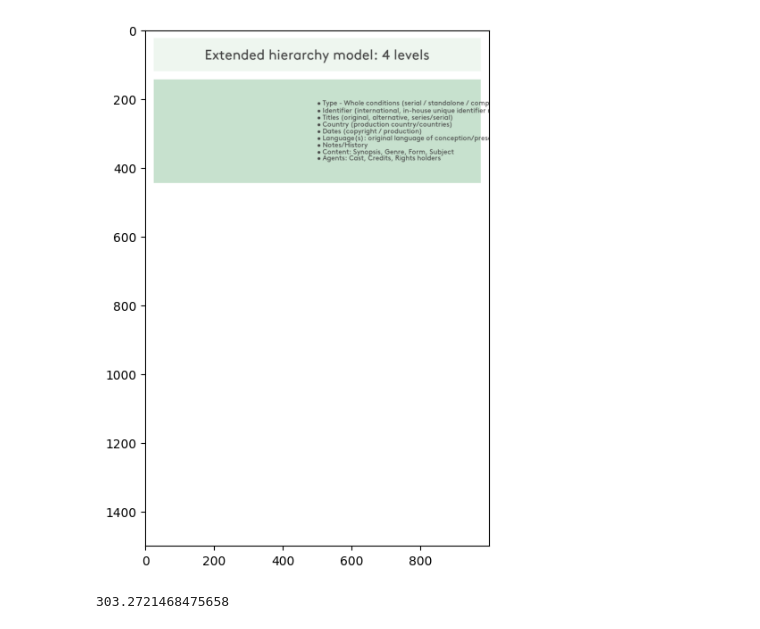
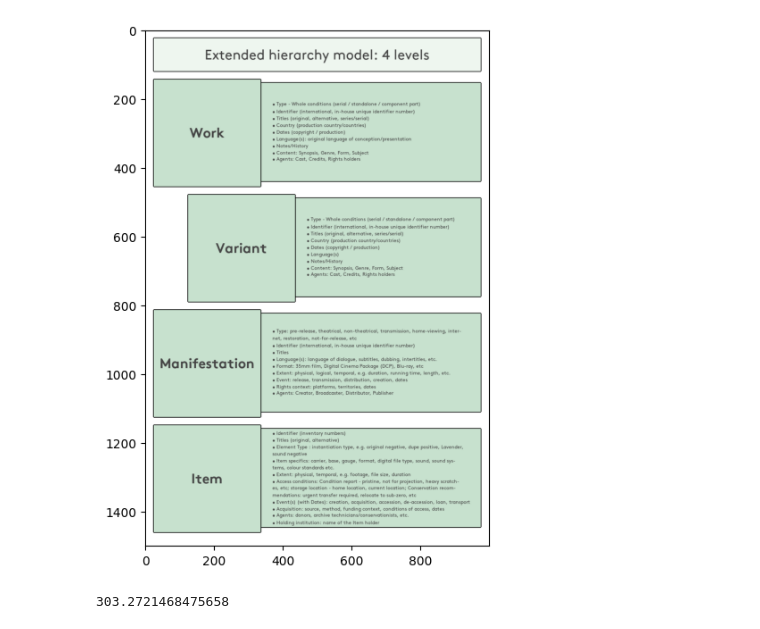
Before and after one commit to FIAF/fiaf-cataloguing-manual, a Jupyter notebook: src/diagrams/diagrams.ipynb, the cells around one changed output. Cells and saved outputs as stored; diff of their text form; code cells hidden in the pictures.

```diff
--- a/src/diagrams/diagrams.ipynb
+++ b/src/diagrams/diagrams.ipynb
@@ -23,10 +23,11 @@ def draw_rectangle(name, x, y, w, h, colour):
 
     ''' Define a rectangle shape. '''
 
+    cv2.rectangle(canvas, (x, y), (x+w, y+h), (0,0,0), 4)
     cv2.rectangle(canvas, (x, y), (x+w, y+h), colour, -1)
     elements[name] = {'x':x, 'y':y, 'w':w, 'h':h}
 
-def draw_text_by_anchor(anchor, text, text_weight, text_size, center, y_offset_iterate):
+def draw_text_by_anchor(anchor, text, text_weight, text_size, center, y_offset_iterate, x_offset_manual):
 
     font_object = font(text_weight, text_size)
 
@@ -40,7 +41,7 @@ def draw_text_by_anchor(anchor, text, text_weight, text_size, center, y_offset_i
 
     center_y = center_y + (y_offset_iterate*20)
 
-
+    center_x = center_x+x_offset_manual
 
     if center:
         text_bbox = font_object.getbbox(text)
@@ -68,8 +69,20 @@ canvas[:, :] = (255, 255, 255)
 elements = dict()
 draw_rectangle('header', 25, 25, 950, 95, (239, 246, 238))
 
-draw_rectangle('layer_1', 25, 145, 950, 300, (206, 225, 199))
+draw_rectangle('layer_1', 125, 155, 850, 285, (206, 225, 199))
+draw_rectangle('layer_2', 125, 490, 850, 285, (206, 225, 199))
+draw_rectangle('layer_3', 125, 825, 850, 285, (206, 225, 199))
+draw_rectangle('layer_4', 125, 1160, 850, 285, (206, 225, 199))
 
+# draw_rectangle('box_1_shadow', 25+5, 145+5, 300, 300, (0, 0, 0))
+
+draw_rectangle('box_1', 25, 145, 310, 310, (206, 225, 199))
+draw_rectangle('box_2', 125, 480, 310, 310, (206, 225, 199))
+draw_rectangle('box_3', 25, 815, 310, 310, (206, 225, 199))
+draw_rectangle('box_4', 25, 1150, 310, 310, (206, 225, 199))
+
+
+# cv2.dottedLine(canvas, (25,825), (25, 1160), (0,0,255), 2)
 
 
 cv2.imwrite(img_path, canvas)
@@ -79,7 +92,7 @@ draw = ImageDraw.Draw(image_data)
 
 
 
-draw_text_by_anchor('header', 'Extended hierarchy model: 4 levels', 'Regular', 40, True, 0)
+draw_text_by_anchor('header', 'Extended hierarchy model: 4 levels', 'Regular', 40, True, 0, 0)
 
 
 # mathematically calculate offsets.
@@ -96,16 +109,70 @@ layer_1_text = ['• Type - Whole conditions (serial / standalone / component pa
     '• Agents: Cast, Credits, Rights holders']
 
 layer_1_text = [{'text':x, 'offset':i-((len(layer_1_text)-1)/2)} for i,x in enumerate(layer_1_text)]
-
-print(len(layer_1_text))
+for x in layer_1_text:
+    draw_text_by_anchor('layer_1', x['text'], 'Regular', 14, False, x['offset'], -180)
 
 
+layer_2_text = [
+    '• Type - Whole conditions (serial / standalone / component part)',
+    '• Identifier (international, in-house unique identifier number)',
+    '• Titles (original, alternative, series/serial)',
+    '• Country (production country/countries)',
+    '• Dates (copyright / production)',
+    '• Language(s)',
+    '• Notes/History',
+    '• Content: Synopsis, Genre, Form, Subject',
+    '• Agents: Cast, Credits, Rights holders'
+]
 
-print(layer_1_text)
+layer_2_text = [{'text':x, 'offset':i-((len(layer_2_text)-1)/2)} for i,x in enumerate(layer_2_text)]
+for x in layer_2_text:
+    draw_text_by_anchor('layer_2', x['text'], 'Regular', 14, False, x['offset'], -80)
 
-for x in layer_1_text:
-    draw_text_by_anchor('layer_1', x['text'], 'Regular', 20, False, x['offset'])
 
+layer_3_text = [
+    '• Type: pre-release, theatrical, non-theatrical, transmission, home-viewing, inter-',
+    'net, restoration, not-for-release, etc',
+    '• Identifier (international, in-house unique identifier number)',
+    '• Titles',
+    '• Language(s): language of dialogue, subtitles, dubbing, intertitles, etc.',
+    '• Format: 35mm film, Digital Cinema Package (DCP), Blu-ray, etc',
+    '• Extent: physical, logical, temporal, e.g. duration, running time, length, etc.',
+    '• Event: release, transmission, distribution, creation, dates',
+    '• Rights context: platforms, territories, dates',
+    '• Agents: Creator, Broadcaster, Distributor, Publisher'
+]
+
+layer_3_text = [{'text':x, 'offset':i-((len(layer_3_text)-1)/2)} for i,x in enumerate(layer_3_text)]
+for x in layer_3_text:
+    draw_text_by_anchor('layer_3', x['text'], 'Regular', 14, False, x['offset'], -180)
+
+layer_4_text = [
+'• Identifier (inventory numbers)',
+'• Titles (original, alternative)',
+'• Element Type : instantiation type, e.g. original negative, dupe positive, Lavender,',
+'sound negative',
+'• Item specifics: carrier, base, gauge, format, digital file type, sound, sound sys-',
+'tems, colour standards etc.',
+'• Extent: physical, temporal, e.g. footage, file size, duration',
+'• Access conditions: Condition report - pristine, not for projection, heavy scratch-',
+'es, etc; storage location - home location, current location; Conservation recom-',
+'mendations: urgent transfer required, relocate to sub-zero, etc',
+'• Event(s) (with Dates): creation, acquisition, accession, de-accession, loan, transport',
+'• Acquisition: source, method, funding context, conditions of access, dates',
+'• Agents: donors, archive technicians/conservationists, etc.',
+'• Holding institution: name of the Item holder'
+]
+
+layer_4_text = [{'text':x, 'offset':i-((len(layer_4_text)-1)/2)} for i,x in enumerate(layer_4_text)]
+for x in layer_4_text:
+    draw_text_by_anchor('layer_4', x['text'], 'Regular', 14, False, x['offset'], -180)
+
+
+draw_text_by_anchor('box_1', 'Work', 'Bold', 40, True, 0, 0)
+draw_text_by_anchor('box_2', 'Variant', 'Bold', 40, True, 0, 0)
+draw_text_by_anchor('box_3', 'Manifestation', 'Bold', 40, True, 0, 0)
+draw_text_by_anchor('box_4', 'Item', 'Bold', 40, True, 0, 0)
 
 
 
@@ -121,5 +186,5 @@ render_preview(img_path)
 (1500, 1000, 3)
-[figure, old version]
+[figure, new version]
 # %%
 (950/1253)*400
 # %% [output]
```
Also changed, not shown: parts of 1 cell of this notebook, 1 other file.
